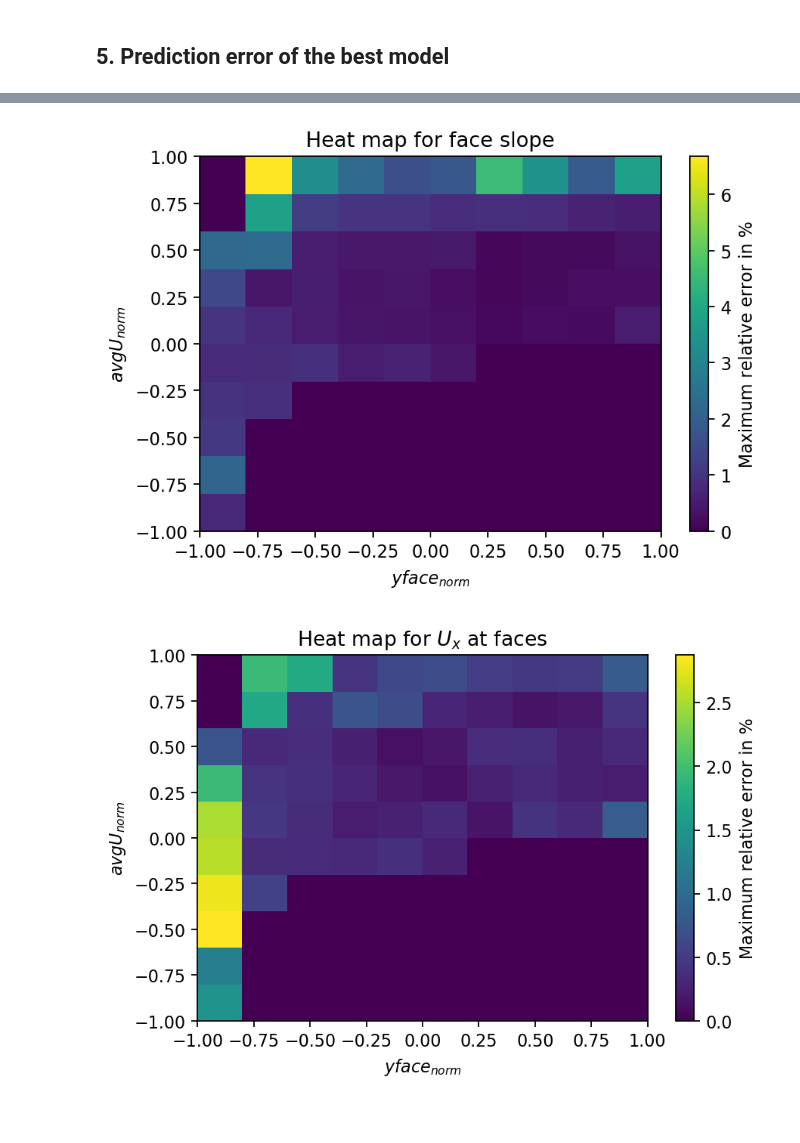
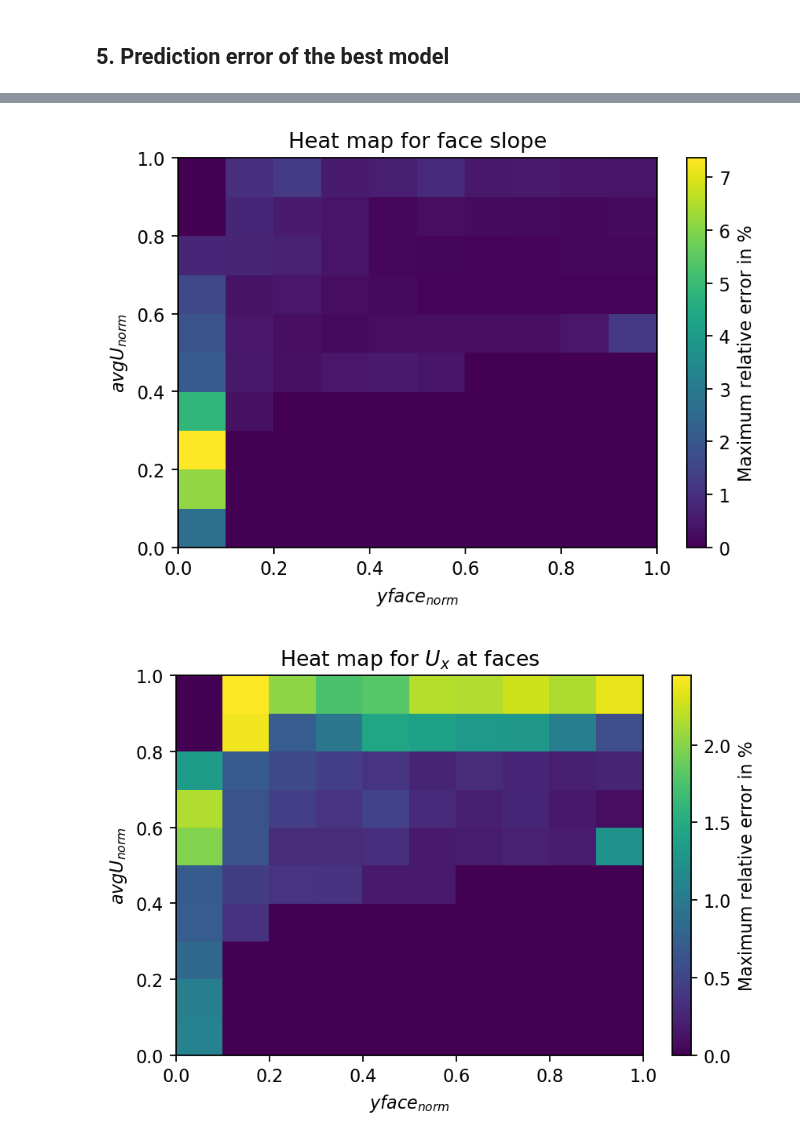
Before and after one commit to JihooKang-KOR/Data_driven_wall_modeling, a Jupyter notebook: notebooks/Mapping_1DChannel.ipynb, the cells around one changed output, grey strips where cells are left out. Cells and saved outputs as stored; diff of their text form; code cells hidden in the pictures; blank space fills up the shorter version.

Commit message:
Second try by using non-dimensionalized data without log scaling

```diff
--- a/notebooks/Mapping_1DChannel.ipynb
+++ b/notebooks/Mapping_1DChannel.ipynb
@@ -448,12 +421,15 @@ Lmax test loss: 3.5763e-02
 full_data = reshape_data(dUdy_wall, dUdy_face, Ux_face, y_face, avgU)
 full_data = full_data[full_data[:, 1] >= 1e-15]
 full_data_norm = scaler.scale(full_data)
+
+# Save the tracing model for OpenFOAM
+traced_script_module = pt.jit.trace(best_model, full_data_norm[:, 3:])
+traced_script_module.save(f"{save_model_in}first_traced_model.pt")
+
 full_pred = best_model(full_data_norm[:, 3:]).squeeze()
 # Re-use full dataset for rescaling; it would be better to have separate scalers for features and labels
 full_data_norm[:, 0:3] = full_pred
 prediction = scaler.rescale(full_data_norm).detach()
-# Additional rescale from log to the original for slopes
-prediction[:, 0:2] = log_scaler.rescale(prediction[:, 0:2])
 # %%
 # Plot true label and trained model for wall slope
 fig_map = plt.figure()
@@ -708,12 +706,13 @@ plt.savefig(f"{output}/train_val_loss_best.svg", bbox_inches="tight")
 # %%
 # Calculate L_inf again
 best_model2 = MappingNN(**model_params)
+best_model2 = best_model2.double()
 best_model2.load_state_dict(pt.load(f"{save_model_best}best_model_train.pt"))
 prediction2 = best_model2(test_data_norm[:, 3:]).squeeze()
 l2 = (prediction2 - test_data_norm[:, 0:3]).square().mean()
 # We normalize the maximum error with the range of the scaled dUdy and Ux_face,
-# which is 1-(-1)=2
-lmax = (prediction2 - test_data_norm[:, 0:3]).absolute().max() / 2
+# which is 1 - 0 = 1
+lmax = (prediction2 - test_data_norm[:, 0:3]).absolute().max()
 print("MSE test loss: {:1.4e}".format(l2))
 print("Lmax test loss: {:1.4e}".format(lmax))
 # %% [output]
@@ -886,8 +844,9 @@ plt.savefig(f"{output}/profile_bestmodel.svg", bbox_inches="tight")
 # %%
 bestmodel = MappingNN(**model_params)
+bestmodel = bestmodel.double()
 bestmodel.load_state_dict(pt.load(f"{save_temp_best}best_model_train.pt"))
 prediction = bestmodel(full_data_norm[:, 3:]).squeeze().detach()
-error = (prediction - full_data_norm[:, 0:3]) / 2 * 100
+error = (prediction - full_data_norm[:, 0:3]) / 1 * 100 # 1 - 0 = 1
 # %%
 # Histogram for relative error
 err_min = error.min().item()
@@ -923,9 +882,9 @@ def max_error_map(x: pt.Tensor, err: pt.Tensor, bins: int) -> pt.Tensor:
         the result will be a NxN tensor
     :rtype: pt.Tensor
     """
-    step = 2.0 / bins
-    bounds_low = pt.arange(-1, 1.0, step)
-    bounds_up = pt.arange(-1+step, 1.0+0.5*step, step)
+    step = 1.0 / bins
+    bounds_low = pt.arange(0.0, 1.0, step)
+    bounds_up = pt.arange(0.0+step, 1.0+0.5*step, step)
     max_error = pt.zeros((bins, bins))
     for i, (low_i, up_i) in enumerate(zip(bounds_low, bounds_up)):
         for j, (low_j, up_j) in enumerate(zip(bounds_low, bounds_up)):
@@ -949,7 +908,7 @@ plt.savefig(f"{output}/profile_error_heatmap_wallslope.svg", bbox_inches="tight"
 # %%
 # Heat map for face slope
 error_map = max_error_map(full_data_norm[:, 3:], error.abs()[:, 1], 10)
-edges = pt.linspace(-1, 1, 10+1)
+edges = pt.linspace(0, 1, 10+1)
 xx, yy = pt.meshgrid(edges, edges)
 pcol = plt.pcolormesh(xx.detach(), yy.detach(), error_map.detach())
 plt.title("Heat map for face slope")
@@ -958,17 +917,17 @@ plt.xlabel(r"$yface_{norm}$")
 plt.ylabel(r"$avgU_{norm}$")
 plt.savefig(f"{output}/profile_error_heatmap_faceslope.svg", bbox_inches="tight")
 # %% [output]
-[figure, old version]
+[figure, new version]
 # %%
 # Heat map for Ux at faces
 error_map = max_error_map(full_data_norm[:, 3:], error.abs()[:, 2], 10)
-edges = pt.linspace(-1, 1, 10+1)
+edges = pt.linspace(0, 1, 10+1)
 xx, yy = pt.meshgrid(edges, edges)
 pcol = plt.pcolormesh(xx.detach(), yy.detach(), error_map.detach())
 plt.title(r"Heat map for $U_x$ at faces")
 plt.colorbar(pcol, label=r"Maximum relative error in %")
 plt.xlabel(r"$yface_{norm}$")
 plt.ylabel(r"$avgU_{norm}$")
 plt.savefig(f"{output}/profile_error_heatmap_Uxface.svg", bbox_inches="tight")
 # %% [output]
-[figure, old version]
+[figure, new version]
```
Also changed, not shown: parts of 31 cells of this notebook.
